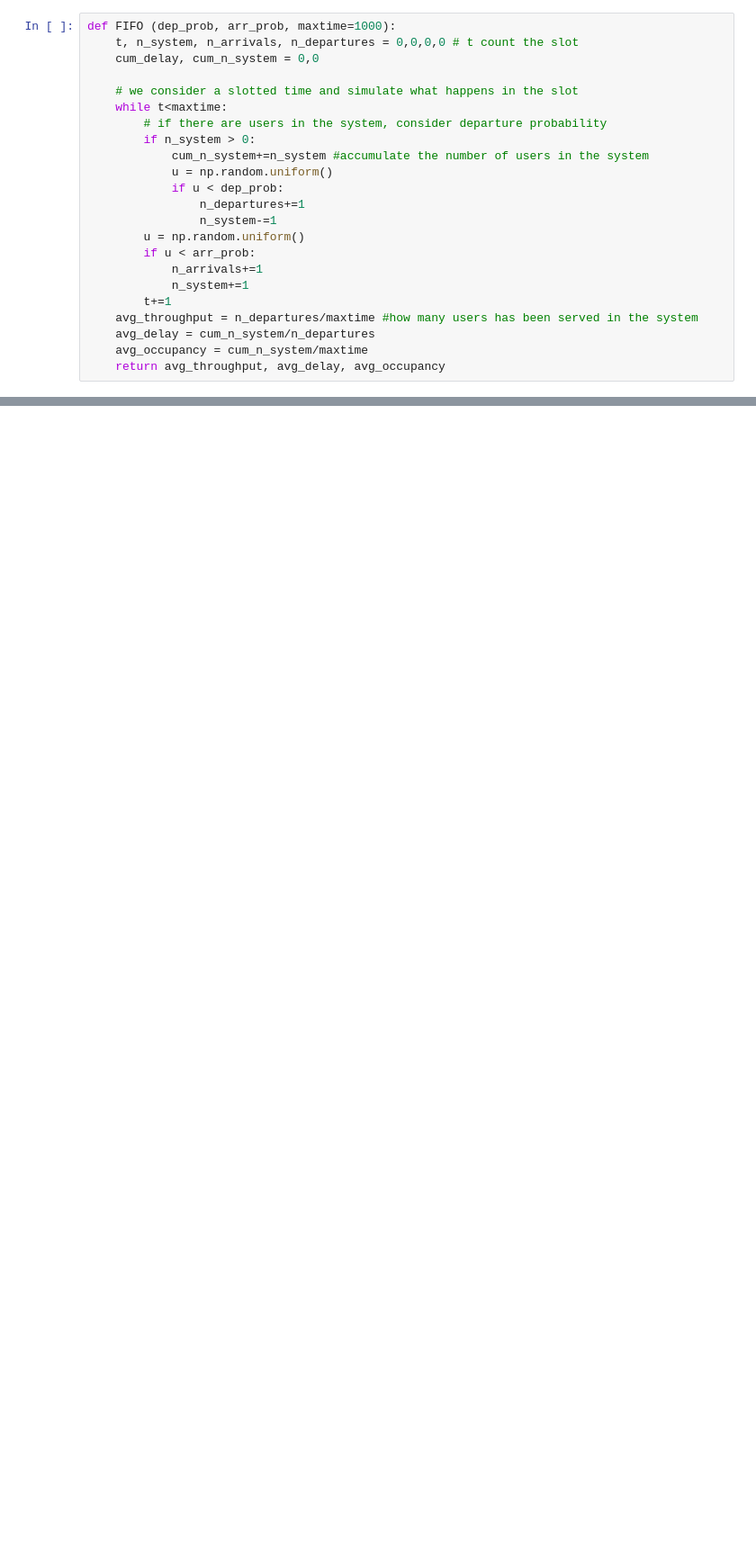
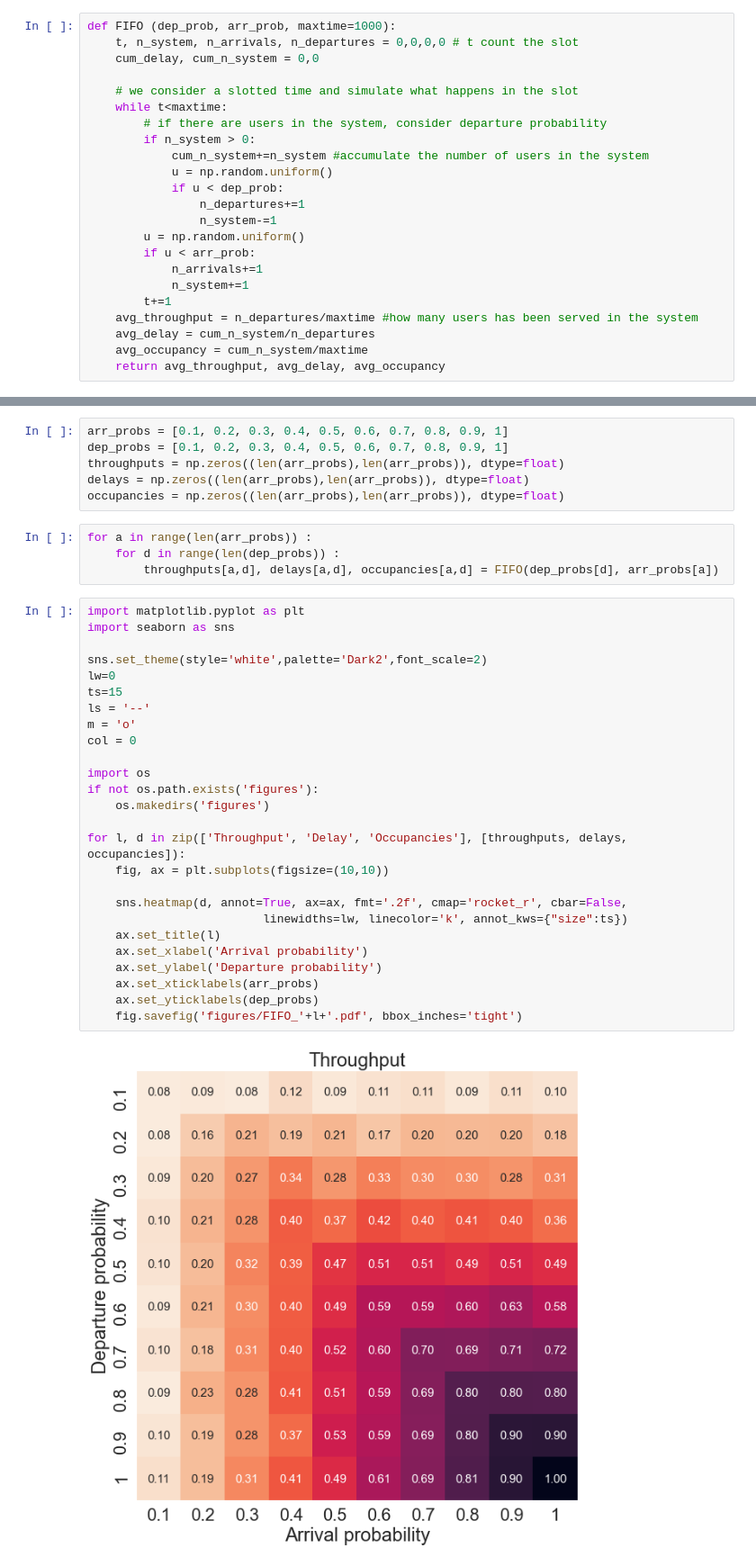
Before and after one commit to nicolezattarin/Network-Analysis-Simulation, a Jupyter notebook: theoretical_tools/slotted_time_sim/test.ipynb, the cells around one changed output, grey strips where cells are left out. Shown at 90% size. Cells and saved outputs as stored; diff of their text form; blank space fills up the shorter version.

```diff
--- a/theoretical_tools/slotted_time_sim/test.ipynb
+++ b/theoretical_tools/slotted_time_sim/test.ipynb
@@ -71,0 +45,38 @@ FIFO (0.2, 0.4)
+# %%
+arr_probs = [0.1, 0.2, 0.3, 0.4, 0.5, 0.6, 0.7, 0.8, 0.9, 1]
+dep_probs = [0.1, 0.2, 0.3, 0.4, 0.5, 0.6, 0.7, 0.8, 0.9, 1]
+throughputs = np.zeros((len(arr_probs),len(arr_probs)), dtype=float)
+delays = np.zeros((len(arr_probs),len(arr_probs)), dtype=float)
+occupancies = np.zeros((len(arr_probs),len(arr_probs)), dtype=float)
+# %%
+for a in range(len(arr_probs)) :
+    for d in range(len(dep_probs)) :
+        throughputs[a,d], delays[a,d], occupancies[a,d] = FIFO(dep_probs[d], arr_probs[a])
+# %%
+import matplotlib.pyplot as plt
+import seaborn as sns
+
+sns.set_theme(style='white',palette='Dark2',font_scale=2)
+lw=0
+ts=15
+ls = '--'
+m = 'o'
+col = 0
+
+import os
+if not os.path.exists('figures'):
+    os.makedirs('figures')
+
+for l, d in zip(['Throughput', 'Delay', 'Occupancies'], [throughputs, delays, occupancies]):
+    fig, ax = plt.subplots(figsize=(10,10))
+
+    sns.heatmap(d, annot=True, ax=ax, fmt='.2f', cmap='rocket_r', cbar=False,
+                         linewidths=lw, linecolor='k', annot_kws={"size":ts})
+    ax.set_title(l)
+    ax.set_xlabel('Arrival probability')
+    ax.set_ylabel('Departure probability')
+    ax.set_xticklabels(arr_probs)
+    ax.set_yticklabels(dep_probs)
+    fig.savefig('figures/FIFO_'+l+'.pdf', bbox_inches='tight')
+# %% [output]
+[figure, added]
```
Also changed, not shown: parts of 3 cells of this notebook, 3 other files.
